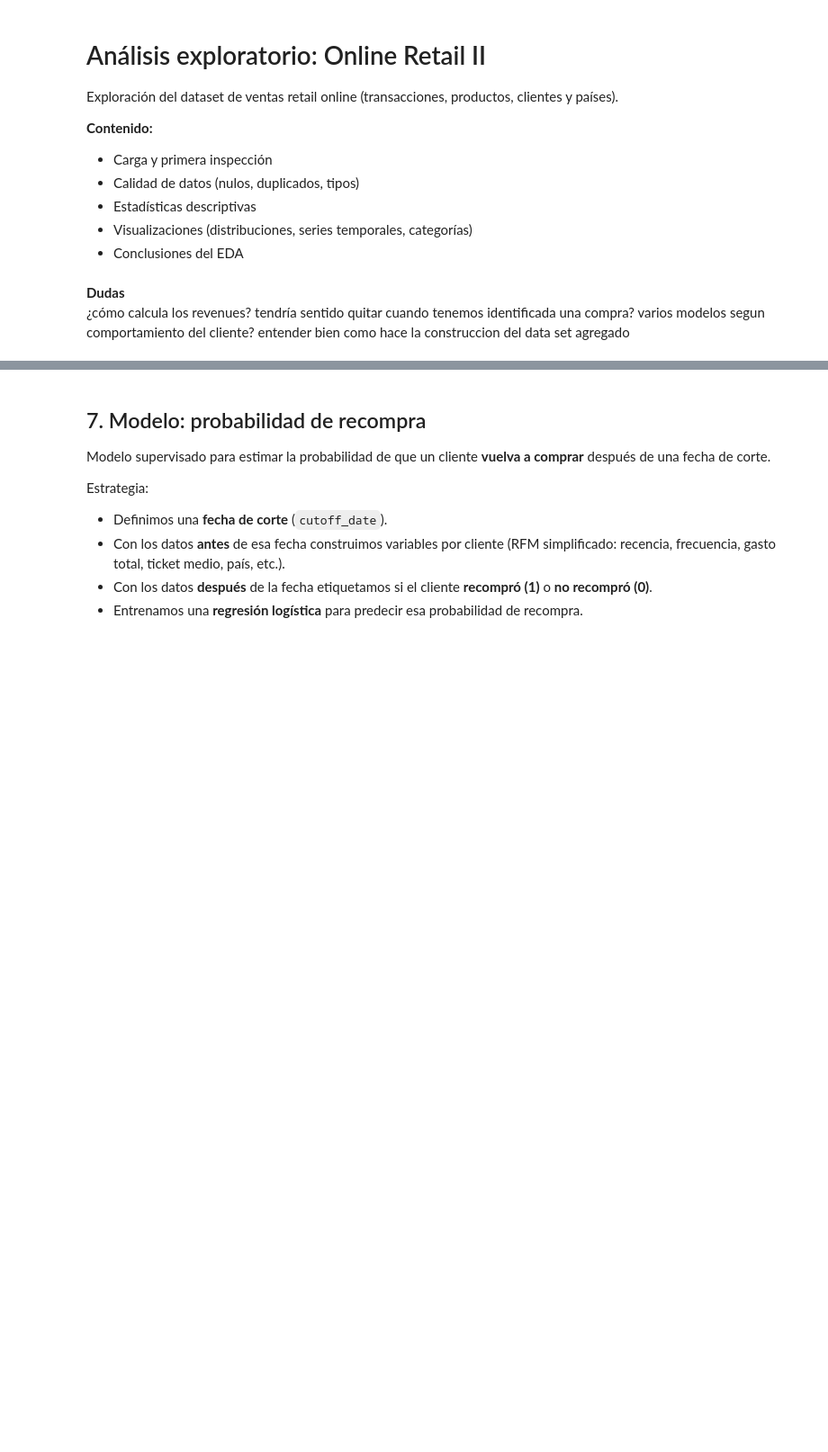
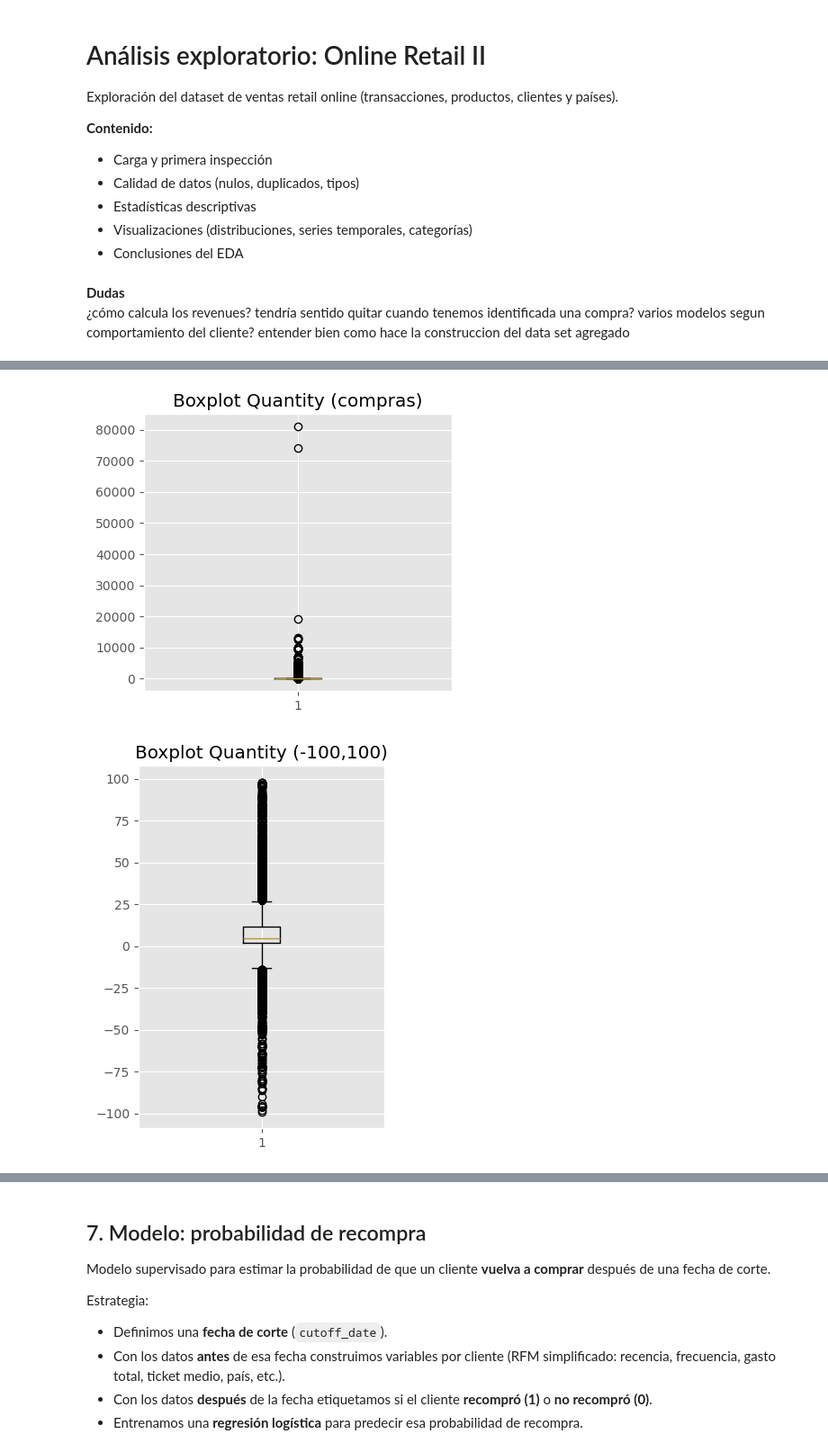
Before and after one commit to OscarFdz24/Proyecto_ML_Clientes_Oscar_Fernandez, a Jupyter notebook: model.ipynb, the cells around one changed output, grey strips where cells are left out. Shown at 90% size. Cells and saved outputs as stored; diff of their text form; code cells hidden in the pictures; blank space fills up the shorter version.

```diff
--- a/model.ipynb
+++ b/model.ipynb
@@ -191,0 +165,20 @@ dtype: int64
+# %%
+plt.figure(figsize=(15, 4))
+
+# 1️⃣ Histogram Quantity (recortado)
+plt.subplot(1, 3, 1)
+plt.boxplot(df[df["quantity"] > 0]["quantity"])
+plt.title("Boxplot Quantity (compras)")
+plt.show()
+
+
+# 3️⃣ Boxplot Quantity (recortado)
+plt.subplot(1, 2, 1)
+plt.boxplot(df[(df["quantity"] > -100) & (df["quantity"] < 100)]["quantity"])
+plt.title("Boxplot Quantity (-100,100)")
+
+plt.tight_layout()
+plt.show()
+# %% [output]
+[figure, added]
+[figure, added]
```
Also changed, not shown: parts of 80 cells of this notebook.
